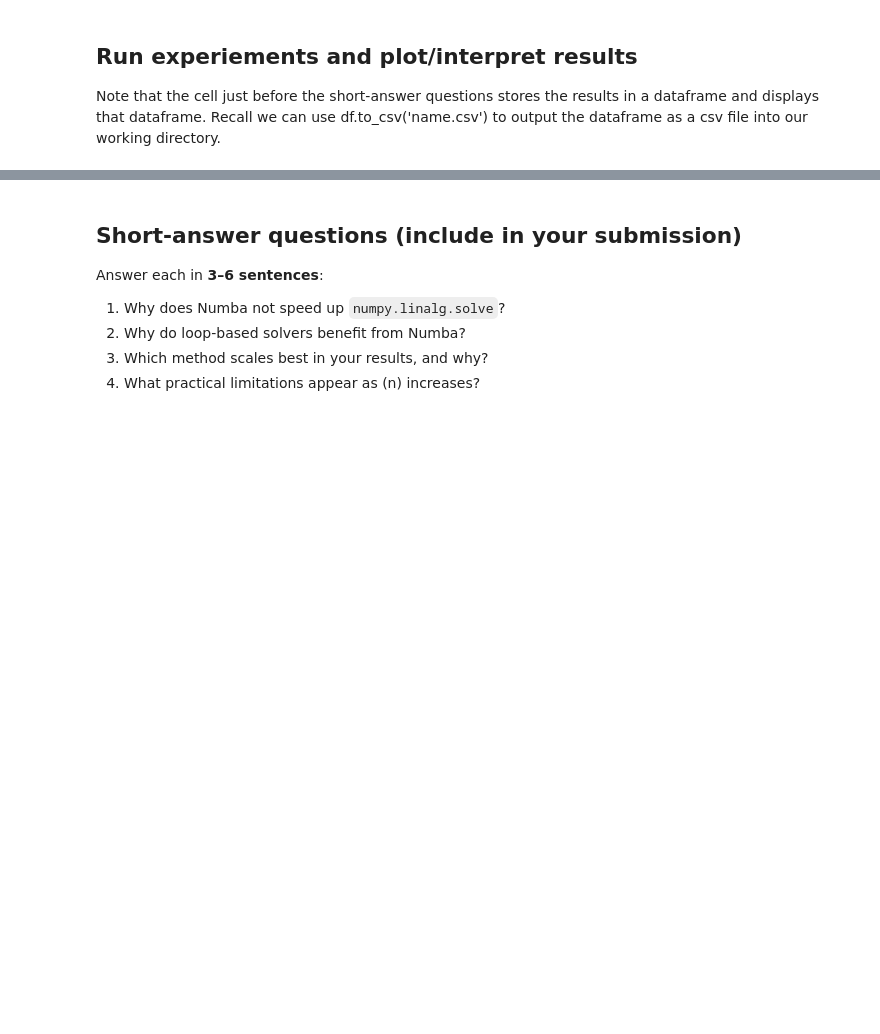
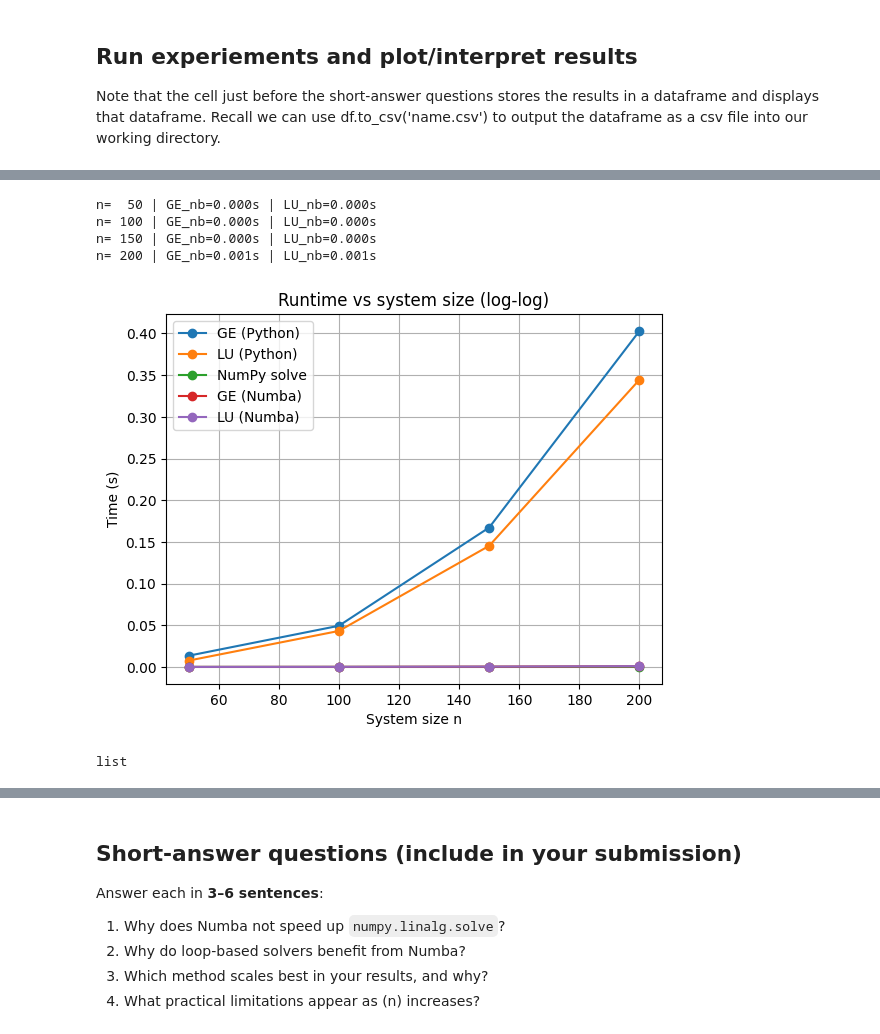
Before and after one commit to gosz450/mmae350-public, a Jupyter notebook: homework/hw02/directSolvers_lu_numpy_numba_template.ipynb, the cells around one changed output, grey strips where cells are left out. Cells and saved outputs as stored; diff of their text form; code cells hidden in the pictures; blank space fills up the shorter version.

```diff
--- a/homework/hw02/directSolvers_lu_numpy_numba_template.ipynb
+++ b/homework/hw02/directSolvers_lu_numpy_numba_template.ipynb
@@ -298,7 +323,7 @@ if NUMBA_AVAILABLE:
 else:
     print("Numba not available. Skip Part D.")
 # %%
-def run_experiment_numba(ns=(100, 200, 300, 400), seed=0):
+def run_experiment_numba(ns=(50, 100, 150, 200), seed=0):
     if not NUMBA_AVAILABLE:
         raise RuntimeError("Numba not installed in this environment.")
     results = []
@@ -385,4 +507,17 @@ Note that the cell just before the short-answer questions stores the results in
+# %%
+results_nb = run_experiment_numba()
+# %% [output]
+n=  50 | GE_nb=0.000s | LU_nb=0.000s
+n= 100 | GE_nb=0.000s | LU_nb=0.000s
+n= 150 | GE_nb=0.000s | LU_nb=0.000s
+n= 200 | GE_nb=0.001s | LU_nb=0.001s
 # %%
-#combined = combine_results(results_py, results_nb)
+combined = combine_results(results_py, results_nb)
 # %%
-#plot_timings(combined)
+plot_timings(combined)
+# %% [output]
+[figure, added]
+# %%
+type(combined)
+# %% [output]
+list
```
Also changed, not shown: parts of 24 cells of this notebook, 5 other files.
